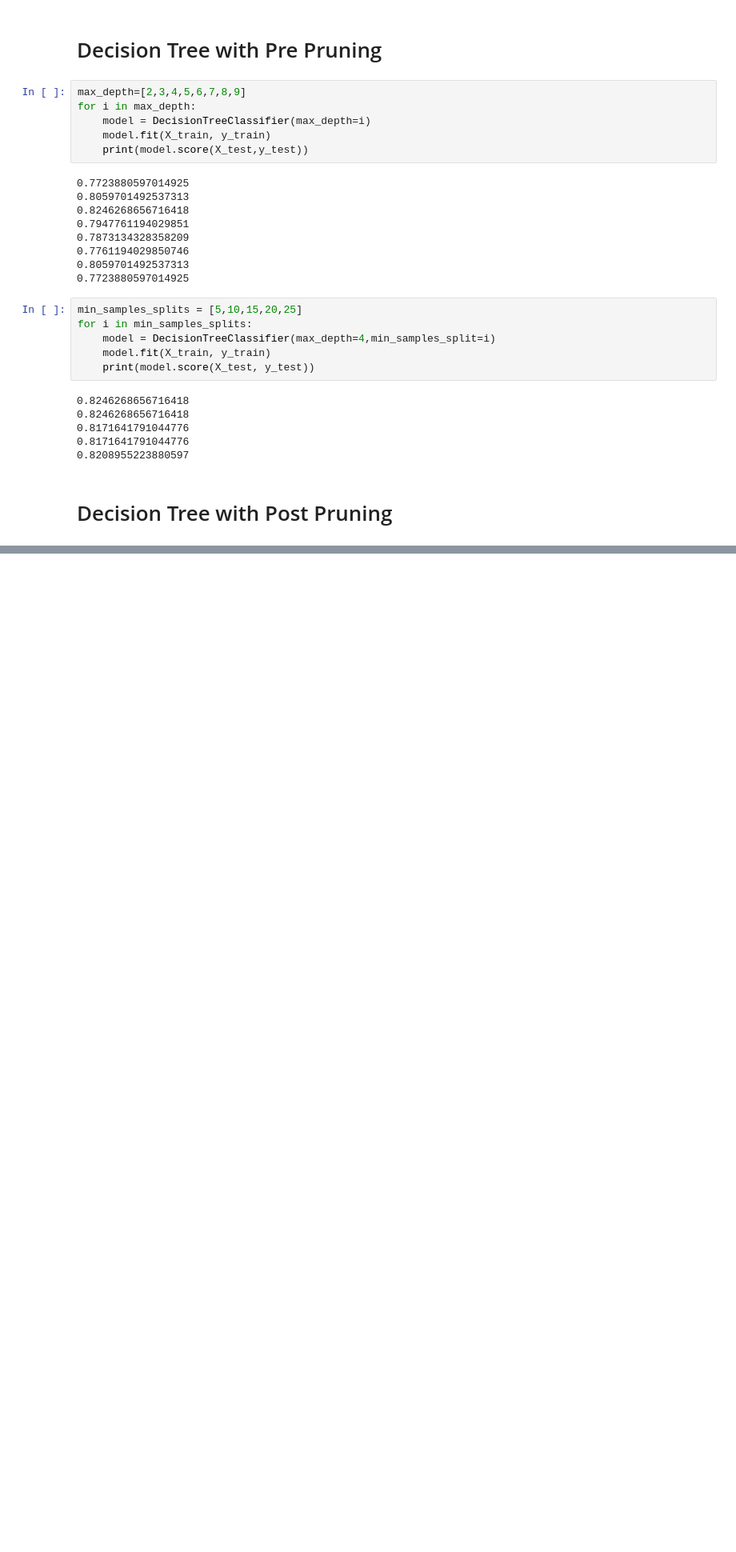
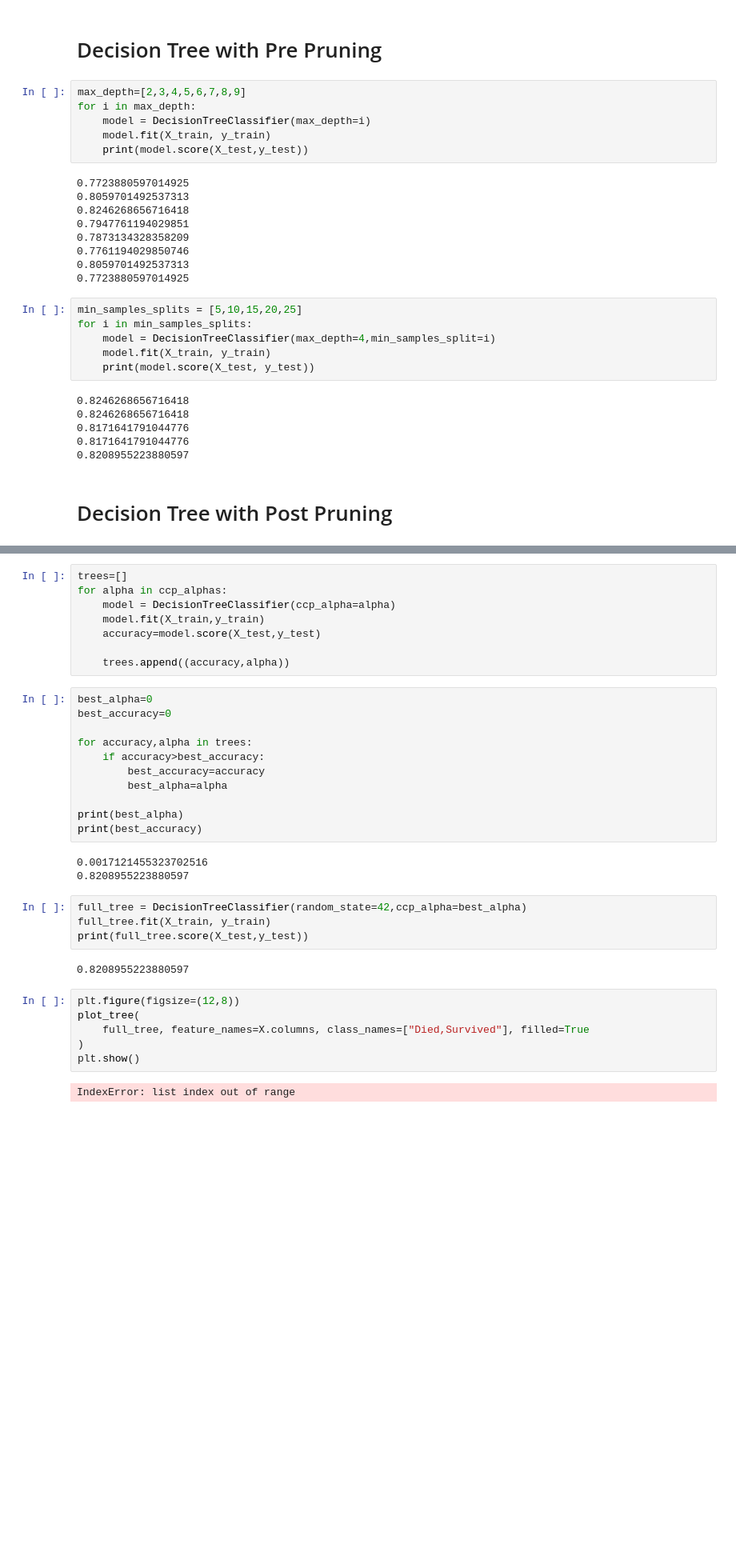
Before and after one commit to theabdullah05-web/PRIME-Classes, a Jupyter notebook: Supervised Learning/decision_tree_classifier.ipynb, the cells around one changed output, grey strips where cells are left out. Shown at 80% size. Cells and saved outputs as stored; diff of their text form; blank space fills up the shorter version.

```diff
--- a/Supervised Learning/decision_tree_classifier.ipynb
+++ b/Supervised Learning/decision_tree_classifier.ipynb
@@ -101,0 +113,37 @@ TypeError: BaseDecisionTree.cost_complexity_pruning_path() missing 2 required po
+# %%
+trees=[]
+for alpha in ccp_alphas:
+    model = DecisionTreeClassifier(ccp_alpha=alpha)
+    model.fit(X_train,y_train)
+    accuracy=model.score(X_test,y_test)
+
+    trees.append((accuracy,alpha))
+# %%
+best_alpha=0
+best_accuracy=0
+
+for accuracy,alpha in trees:
+    if accuracy>best_accuracy:
+        best_accuracy=accuracy
+        best_alpha=alpha
+
+print(best_alpha)
+print(best_accuracy)
+# %% [output]
+0.0017121455323702516
+0.8208955223880597
+# %%
+full_tree = DecisionTreeClassifier(random_state=42,ccp_alpha=best_alpha)
+full_tree.fit(X_train, y_train)
+print(full_tree.score(X_test,y_test))
+# %% [output]
+0.8208955223880597
+# %%
+plt.figure(figsize=(12,8))
+plot_tree(
+    full_tree, feature_names=X.columns, class_names=["Died,Survived"], filled=True
+)
+plt.show()
+# %% [output]
+IndexError: list index out of range
+[figure, added]
```
Also changed, not shown: parts of 1 cell of this notebook.
